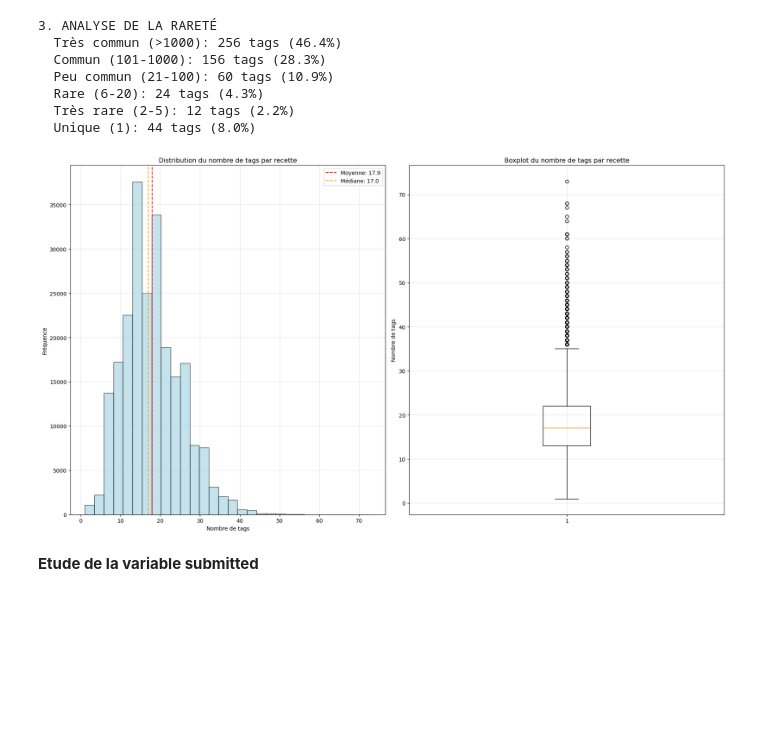
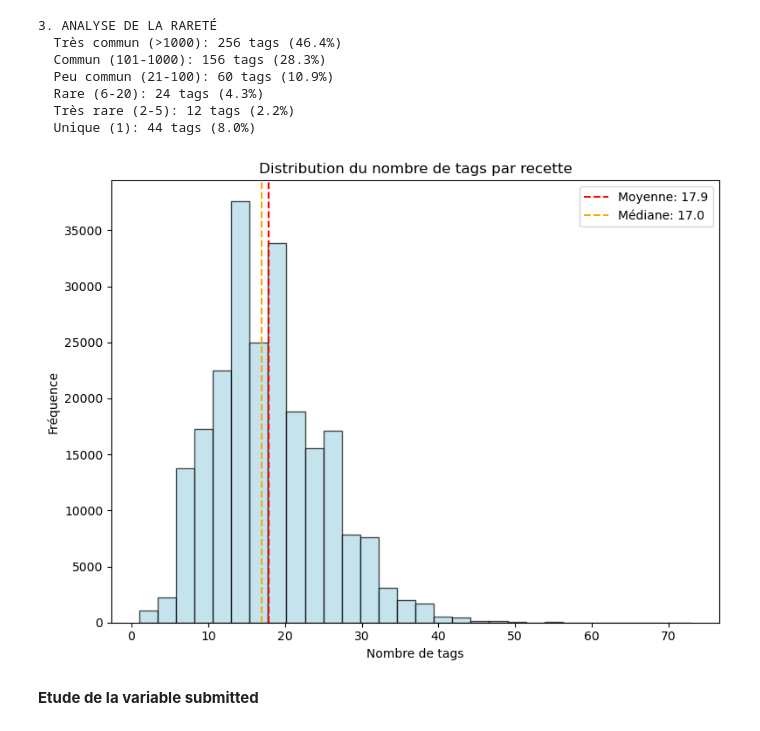
Before and after one commit to DjNaGuRo/MangeTaMain, a Jupyter notebook: MangeTaMain.ipynb, the cells around one changed output. Cells and saved outputs as stored; diff of their text form; code cells hidden in the pictures; blank space fills up the shorter version.

```diff
--- a/MangeTaMain.ipynb
+++ b/MangeTaMain.ipynb
@@ -951,33 +951,23 @@ def categorize_tag(tag):
 # %%
 tags_per_recipe = df_pp_raw_recipes_cleaned['tags'].apply(lambda x: len(ast.literal_eval(x)))
 
 # 6. Visualisations
-fig, axes = plt.subplots(1, 2, figsize=(18, 10))
-
+#plot uniquement l'histogramme du nombre de tags par recette
+fig, axes = plt.subplots(1, 1, figsize=(8, 6))
 # Histogramme du nombre de tags par recette
-axes[0].hist(tags_per_recipe, bins=30, alpha=0.7, color='lightblue', edgecolor='black')
-axes[0].axvline(tags_per_recipe.mean(), color='red', linestyle='--',
-                  label=f'Moyenne: {tags_per_recipe.mean():.1f}')
-axes[0].axvline(tags_per_recipe.median(), color='orange', linestyle='--',
-                  label=f'Médiane: {tags_per_recipe.median():.1f}')
-axes[0].set_title('Distribution du nombre de tags par recette')
-axes[0].set_xlabel('Nombre de tags')
-axes[0].set_ylabel('Fréquence')
-axes[0].legend()
-axes[0].grid(True, alpha=0.3)
-
-
-# Boxplot du nombre de tags par recette
-axes[1].boxplot(tags_per_recipe)
-axes[1].set_title('Boxplot du nombre de tags par recette')
-axes[1].set_ylabel('Nombre de tags')
-axes[1].grid(True, alpha=0.3)
+axes.hist(tags_per_recipe, bins=30, alpha=0.7, color='lightblue', edgecolor='black')
+axes.set_title('Distribution du nombre de tags par recette')
+axes.set_xlabel('Nombre de tags')
+axes.set_ylabel('Fréquence')
+axes.axvline(tags_per_recipe.mean(), color='red', linestyle='--',label=f'Moyenne: {tags_per_recipe.mean():.1f}')
+axes.axvline(tags_per_recipe.median(), color='orange', linestyle='--',label=f'Médiane: {tags_per_recipe.median():.1f}')
+axes.legend()
 
 
 plt.tight_layout()
 plt.show()
 # %% [output]
-[figure, old version]
+[figure, new version]
 # %% [markdown]
 **Etude de la variable submitted**
 # %%
```
Also changed, not shown: parts of 1 cell of this notebook.
